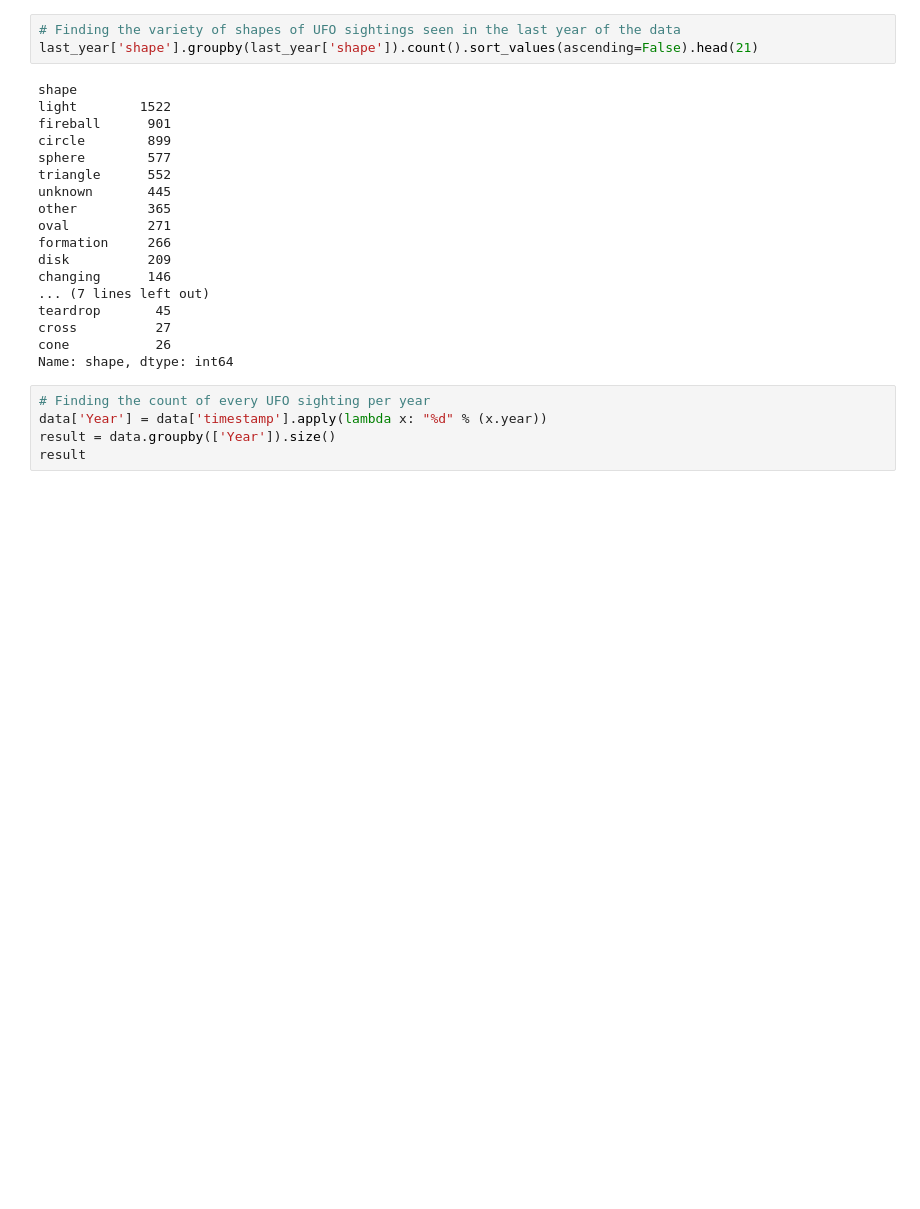
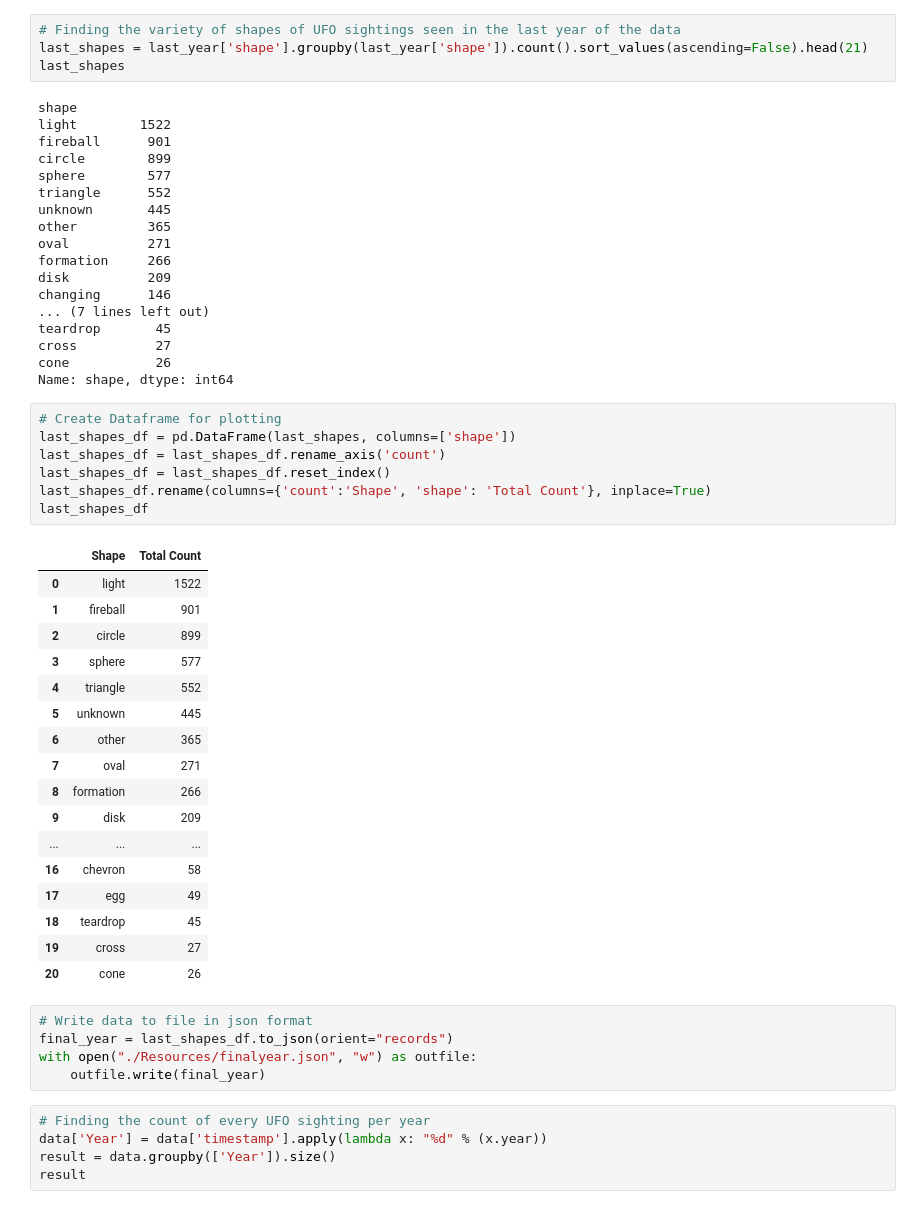
Before and after one commit to KalynA92/Group_Project_3, a Jupyter notebook: Analysis_Kalyn.ipynb, the cells around one changed output. Saved outputs shown, nothing was run; the diff lists cells and outputs as text; blank space fills up the shorter version.

```diff
--- a/Analysis_Kalyn.ipynb
+++ b/Analysis_Kalyn.ipynb
@@ -381,7 +516,8 @@ See the caveats in the documentation: https://pandas.pydata.org/pandas-docs/stab
 6908 rows × 5 columns
 # %%
 # Finding the variety of shapes of UFO sightings seen in the last year of the data
-last_year['shape'].groupby(last_year['shape']).count().sort_values(ascending=False).head(21)
+last_shapes = last_year['shape'].groupby(last_year['shape']).count().sort_values(ascending=False).head(21)
+last_shapes
 # %% [output]
 shape
 light        1522
@@ -400,6 +536,36 @@ teardrop       45
 cross          27
 cone           26
 Name: shape, dtype: int64
+# %%
+# Create Dataframe for plotting
+last_shapes_df = pd.DataFrame(last_shapes, columns=['shape'])
+last_shapes_df = last_shapes_df.rename_axis('count')
+last_shapes_df = last_shapes_df.reset_index()
+last_shapes_df.rename(columns={'count':'Shape', 'shape': 'Total Count'}, inplace=True)
+last_shapes_df
+# %% [output]
+|  | Shape | Total Count |
+| 0 | light | 1522 |
+| 1 | fireball | 901 |
+| 2 | circle | 899 |
+| 3 | sphere | 577 |
+| 4 | triangle | 552 |
+| 5 | unknown | 445 |
+| 6 | other | 365 |
+| 7 | oval | 271 |
+| 8 | formation | 266 |
+| 9 | disk | 209 |
+| ... | ... | ... |
+| 16 | chevron | 58 |
+| 17 | egg | 49 |
+| 18 | teardrop | 45 |
+| 19 | cross | 27 |
+| 20 | cone | 26 |
+# %%
+# Write data to file in json format
+final_year = last_shapes_df.to_json(orient="records")
+with open("./Resources/finalyear.json", "w") as outfile:
+    outfile.write(final_year)
 # %%
 # Finding the count of every UFO sighting per year
 data['Year'] = data['timestamp'].apply(lambda x: "%d" % (x.year))
```
Also changed, not shown: parts of 19 cells of this notebook, 9 other files.
